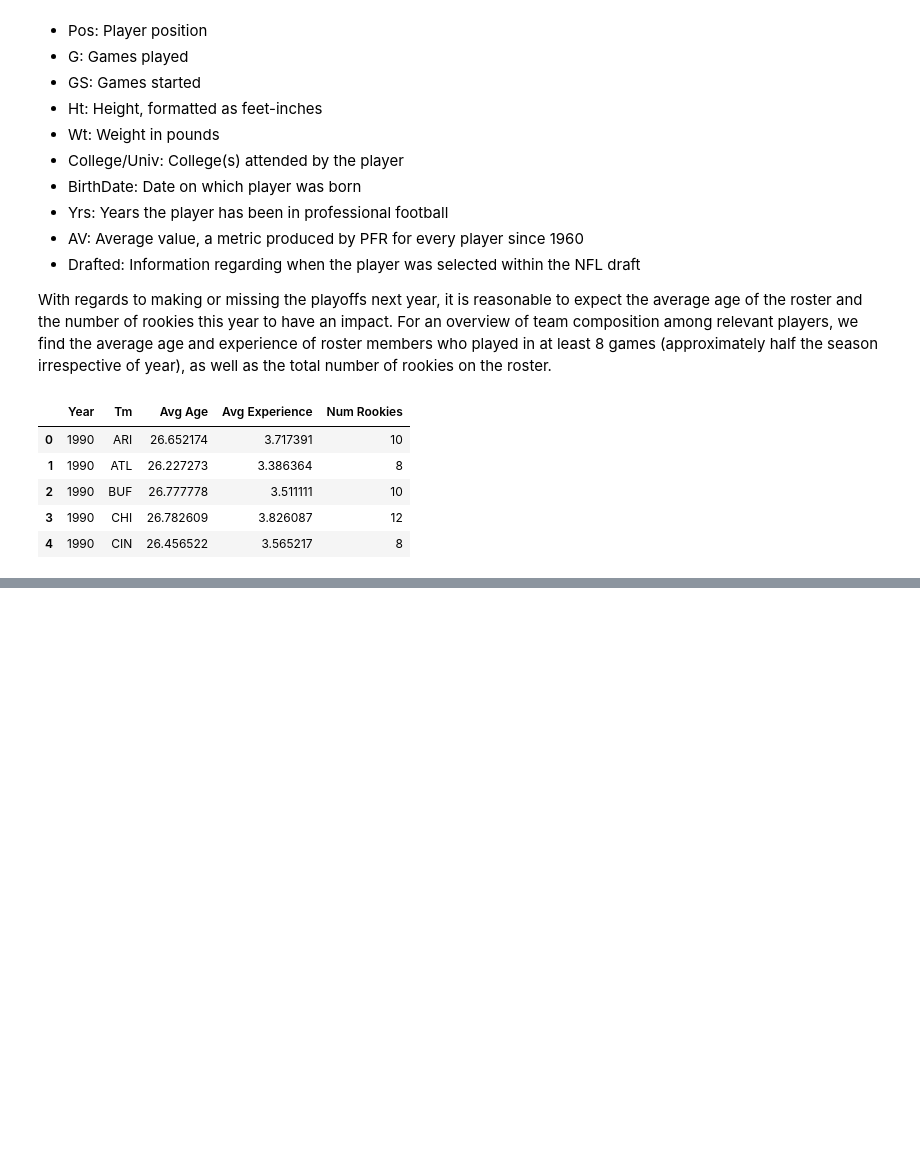
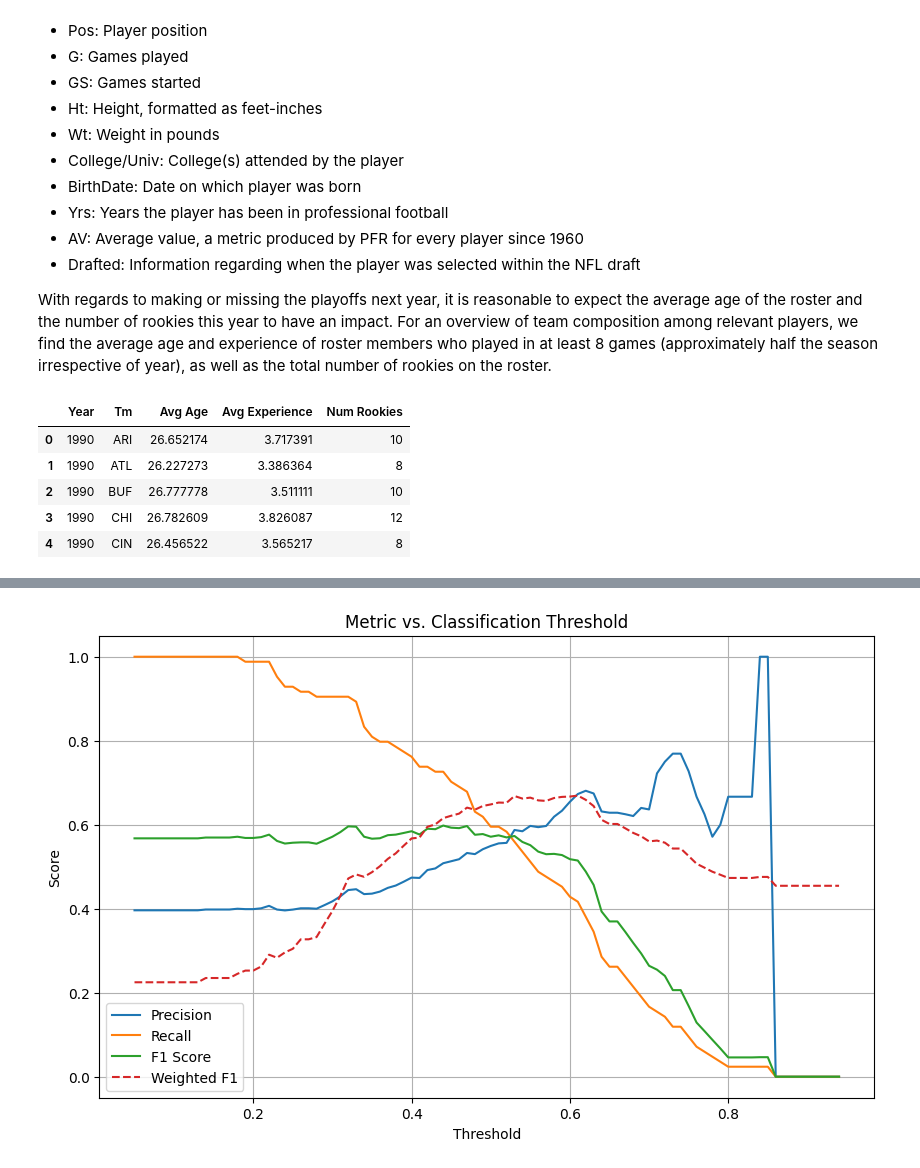
Before and after one commit to crdurham/nfl_playoff_predictor, a Jupyter notebook: notebooks/nfl_playoff_predictor.ipynb, the cells around one changed output, grey strips where cells are left out. Cells and saved outputs as stored; diff of their text form; code cells hidden in the pictures; blank space fills up the shorter version.

```diff
--- a/notebooks/nfl_playoff_predictor.ipynb
+++ b/notebooks/nfl_playoff_predictor.ipynb
@@ -89,0 +159,6 @@ roster_makeup.head()
+# %%
+features = Data.columns.drop(['playoffs_next_yr'])
+X_full = Data[features]
+y = Data['playoffs_next_yr']
+
+test_vif(X_full)
@@ -89,0 +181,4 @@ roster_makeup.head()
+# %%
+features_reduced = ['PD', 'Playoffs', 'OSRS', 'Avg Experience', 'SoS']
+X_0 = Data[features_reduced]
+test_vif(X_0)
@@ -89,0 +241,7 @@ roster_makeup.head()
+# %%
+X_1 = X_0[['PD', 'OSRS', 'Avg Experience']]
+X_1_train, X_1_test, y_train, y_test = train_test_split(X_1, y, test_size=0.2,
+                                                         stratify=y, random_state=42)
+model_1 = fit_weighted_log(X_1_train, y_train)
+model_1_results = model_1.summary()
+model_1_results
@@ -89,0 +278,4 @@ roster_makeup.head()
+# %%
+threshold_tuning_plot(y_test,model_1.predict(X_1_test))
+# %% [output]
+[figure, added]
```
Also changed, not shown: parts of 28 cells of this notebook, 3 other files.
